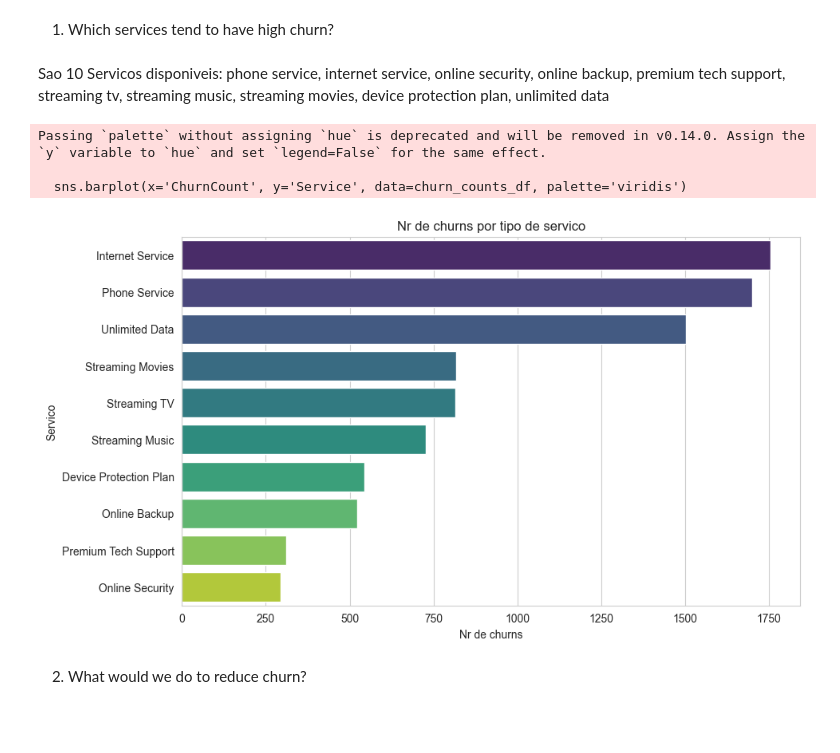
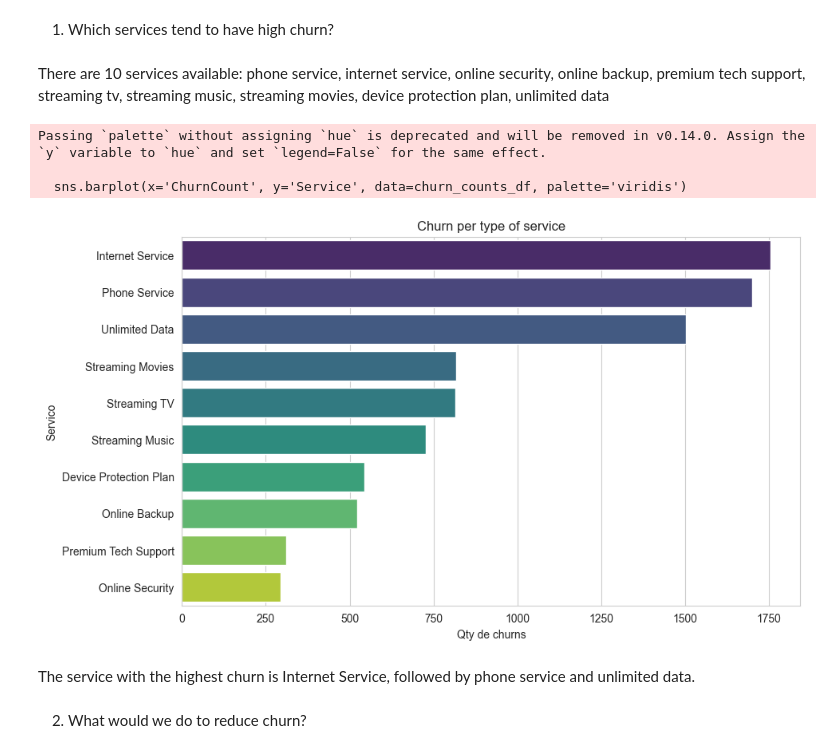
Before and after one commit to HeteRai/telcom_customer_churn_project, a Jupyter notebook: notebooks/telecomunications-customer-churn.ipynb, the cells around one changed output. Saved outputs shown, nothing was run; the diff lists cells and outputs as text; code cells hidden in the pictures; blank space fills up the shorter version.

```diff
--- a/notebooks/telecomunications-customer-churn.ipynb
+++ b/notebooks/telecomunications-customer-churn.ipynb
@@ -4239,7 +4159,7 @@ ___
 # %% [markdown]
 1. Which services tend to have high churn?
 # %% [markdown]
-Sao 10 Servicos disponiveis:
+There are 10 services available:
 phone service,
 internet service,
 online security,
@@ -4253,21 +4173,23 @@ unlimited data
 # %%
 churn_data=telco_final_df[telco_final_df['Churn Label']==1]
 services = ['Phone Service','Internet Service','Online Security','Online Backup','Premium Tech Support','Streaming TV','Streaming Music','Streaming Movies','Device Protection Plan','Unlimited Data']
 churn_counts={service:churn_data[service].sum() for service in services}
 
 churn_counts_df=pd.DataFrame(list(churn_counts.items()), columns=['Service','ChurnCount'])
 churn_counts_df=churn_counts_df.sort_values(by='ChurnCount', ascending=False)
 
 plt.figure(figsize=(10, 6))
 sns.barplot(x='ChurnCount', y='Service', data=churn_counts_df, palette='viridis')
-plt.title('Nr de churns por tipo de servico')
-plt.xlabel('Nr de churns')
+plt.title('Churn per type of service')
+plt.xlabel('Qty de churns')
 plt.ylabel('Servico')
 plt.show()
 # %% [output]
 Passing `palette` without assigning `hue` is deprecated and will be removed in v0.14.0. Assign the `y` variable to `hue` and set `legend=False` for the same effect.
 
   sns.barplot(x='ChurnCount', y='Service', data=churn_counts_df, palette='viridis')
-[figure, old version]
+[figure, new version]
+# %% [markdown]
+The service with the highest churn is Internet Service, followed by phone service and unlimited data.
 # %% [markdown]
 2. What would we do to reduce churn?
```
Also changed, not shown: parts of 191 cells of this notebook.
